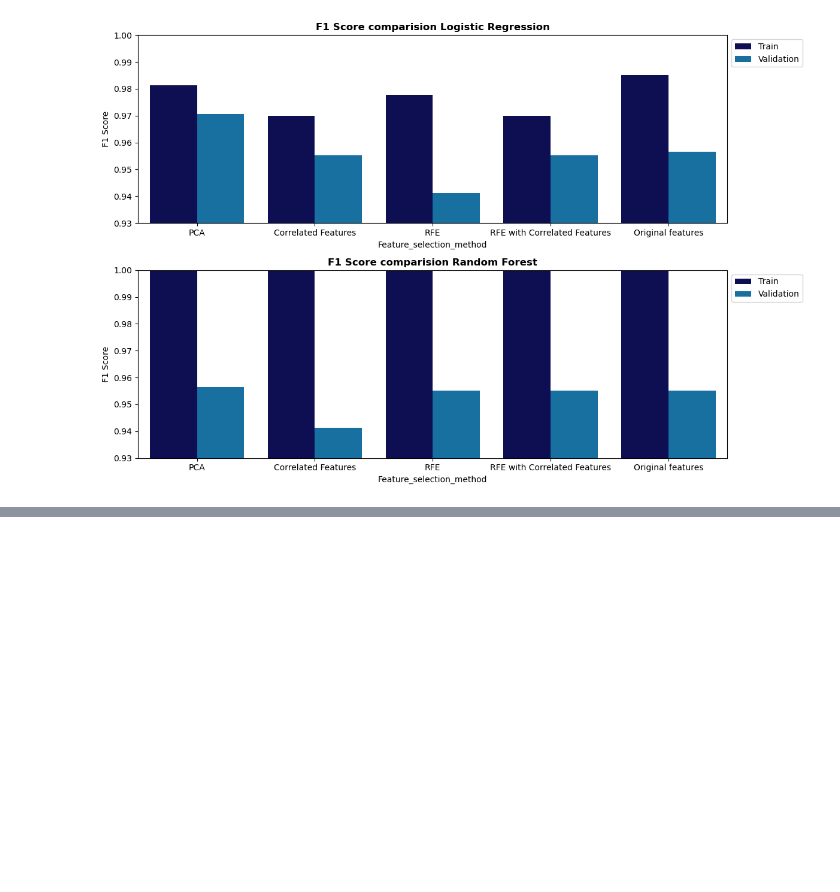
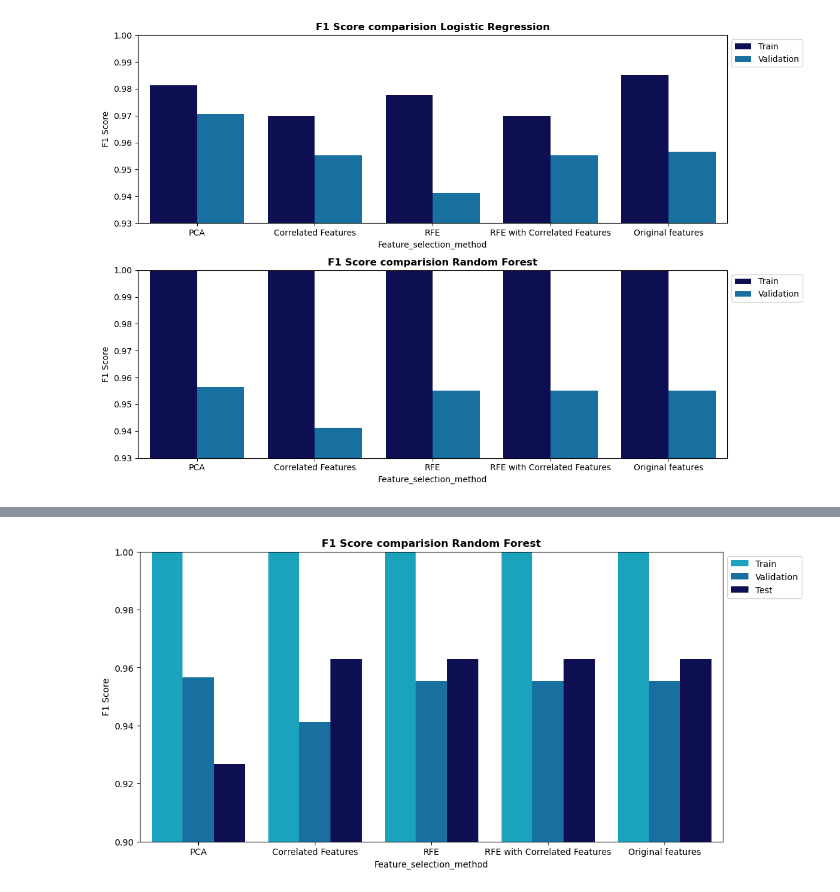
Before and after one commit to Itaru2018/Breast_cancer_project, a Jupyter notebook: Breast_cancer_feature_selection.ipynb, the cells around one changed output, grey strips where cells are left out. Saved outputs shown, nothing was run; the diff lists cells and outputs as text; code cells hidden in the pictures; blank space fills up the shorter version.

```diff
--- a/Breast_cancer_feature_selection.ipynb
+++ b/Breast_cancer_feature_selection.ipynb
@@ -643,0 +808,28 @@ plt.show()
+# %%
+# Slice the DataFrame
+results_df_log_reg_test = results_df_test[results_df_test['Classifier'] == 'Logistic Regression']
+results_df_rg_test   = results_df_test[results_df_test['Classifier'] == 'Random Forest']
+
+# Create the frame for the plots
+plt.figure(figsize=(12,6))
+
+# Define ccusom color palette
+custom_palette = ['#00b4d8', '#0077B6', '#03045E']
+
+
+
+# Second plot for Random Forest
+sns.barplot(data=results_df_rg_test, x='Feature_set', y='F1_Score', hue='Dataset', palette=custom_palette)
+plt.title('F1 Score comparision Random Forest', fontweight='bold')
+plt.xlabel('Feature_selection_method')
+plt.ylabel('F1 Score')
+
+# Set y-axis limts to zoom in so that the diffences are more visible
+plt.ylim(0.90, 1.00)
+
+# Set the position of the legends
+plt.legend(bbox_to_anchor=(1, 1), loc='upper left')
+
+plt.show()
+# %% [output]
+[figure, added]
```
Also changed, not shown: parts of 12 cells of this notebook.
